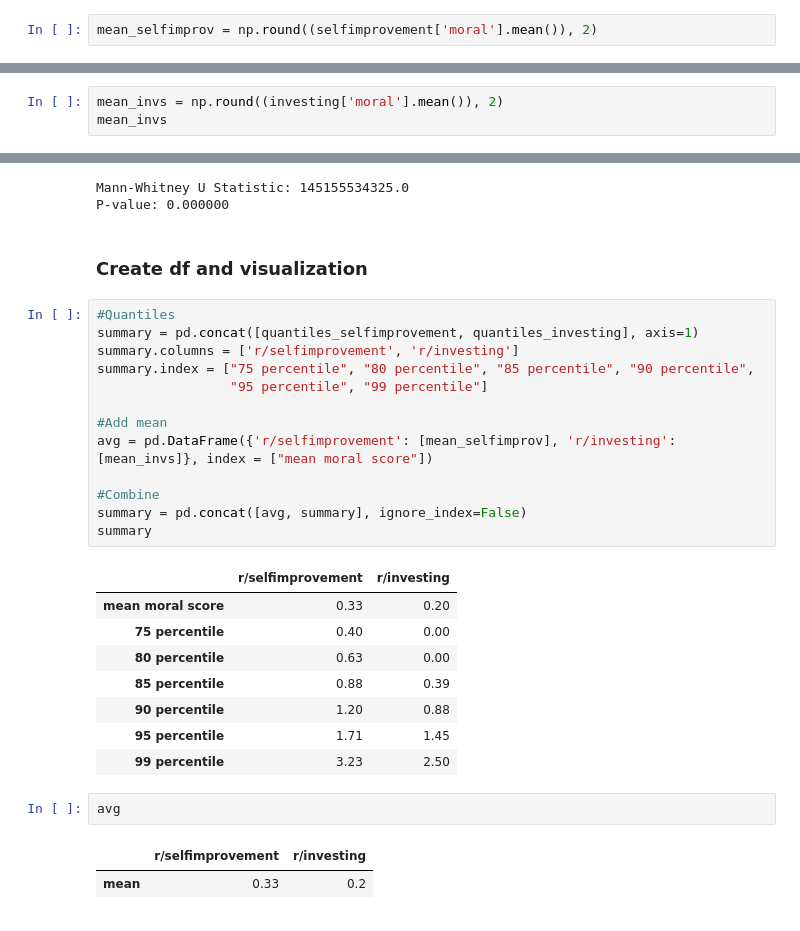
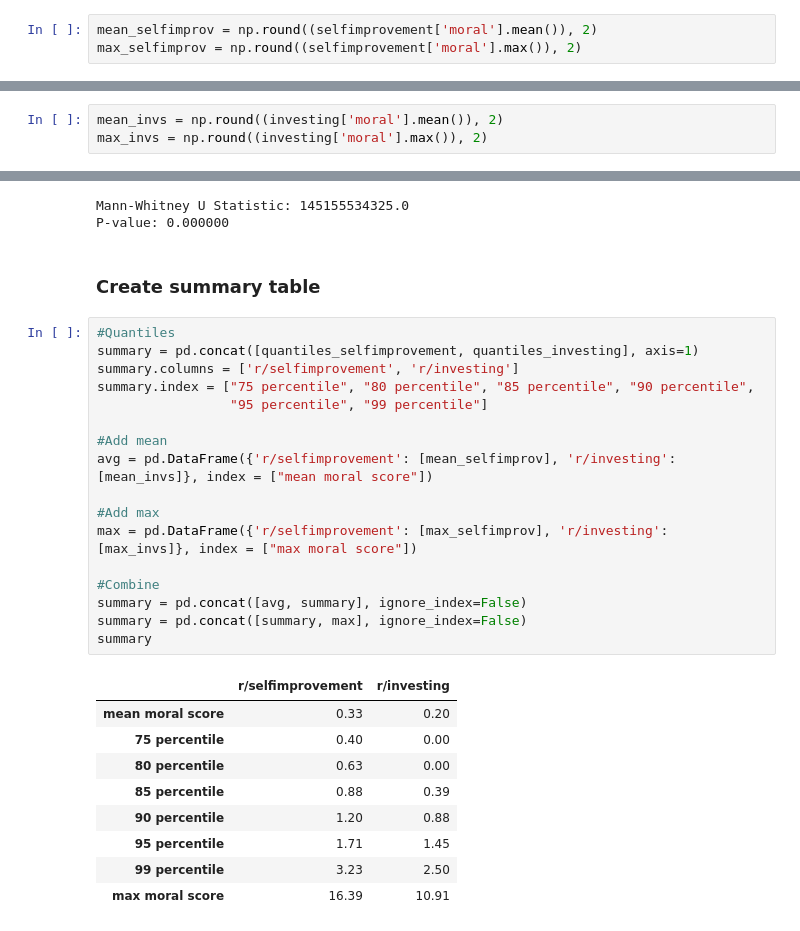
Before and after one commit to natashacarpcast/selfimprovement-finalproject, a Jupyter notebook: subreddits_comparison.ipynb, the cells around one changed output, grey strips where cells are left out. Drawn from its saved outputs; the diff is of its cells as text.

```diff
--- a/subreddits_comparison.ipynb
+++ b/subreddits_comparison.ipynb
@@ -98,6 +98,7 @@ max          16.390000
 Name: moral, dtype: float64
 # %%
 mean_selfimprov = np.round((selfimprovement['moral'].mean()), 2)
+max_selfimprov = np.round((selfimprovement['moral'].max()), 2)
 # %%
 quantiles_selfimprovement = selfimprovement['moral'].quantile([0.75, 0.80, 0.85, 0.90, 0.95, 0.99])
 print(quantiles_selfimprovement)
@@ -123,4 +124,4 @@ max          10.910000
 Name: moral, dtype: float64
 # %%
 mean_invs = np.round((investing['moral'].mean()), 2)
-mean_invs
+max_invs = np.round((investing['moral'].max()), 2)
@@ -158,32 +157,32 @@ print(f"P-value: {p:5f}")
 # %% [output]
 Mann-Whitney U Statistic: 145155534325.0
 P-value: 0.000000
-# %% [markdown]
-### Create df and visualization
+# %% [markdown]
+### Create summary table
 # %%
 #Quantiles
 summary = pd.concat([quantiles_selfimprovement, quantiles_investing], axis=1)
 summary.columns = ['r/selfimprovement', 'r/investing']
 summary.index = ["75 percentile", "80 percentile", "85 percentile", "90 percentile",
                  "95 percentile", "99 percentile"]
 
 #Add mean
 avg = pd.DataFrame({'r/selfimprovement': [mean_selfimprov], 'r/investing': [mean_invs]}, index = ["mean moral score"])
 
+#Add max
+max = pd.DataFrame({'r/selfimprovement': [max_selfimprov], 'r/investing': [max_invs]}, index = ["max moral score"])
+
 #Combine
 summary = pd.concat([avg, summary], ignore_index=False)
+summary = pd.concat([summary, max], ignore_index=False)
 summary
 # %% [output]
 |  | r/selfimprovement | r/investing |
 | mean moral score | 0.33 | 0.20 |
 | 75 percentile | 0.40 | 0.00 |
 | 80 percentile | 0.63 | 0.00 |
 | 85 percentile | 0.88 | 0.39 |
 | 90 percentile | 1.20 | 0.88 |
 | 95 percentile | 1.71 | 1.45 |
 | 99 percentile | 3.23 | 2.50 |
+| max moral score | 16.39 | 10.91 |
-# %%
-avg
-# %% [output]
-|  | r/selfimprovement | r/investing |
-| mean | 0.33 | 0.2 |
```
Also changed, not shown: parts of 1 cell of this notebook.
